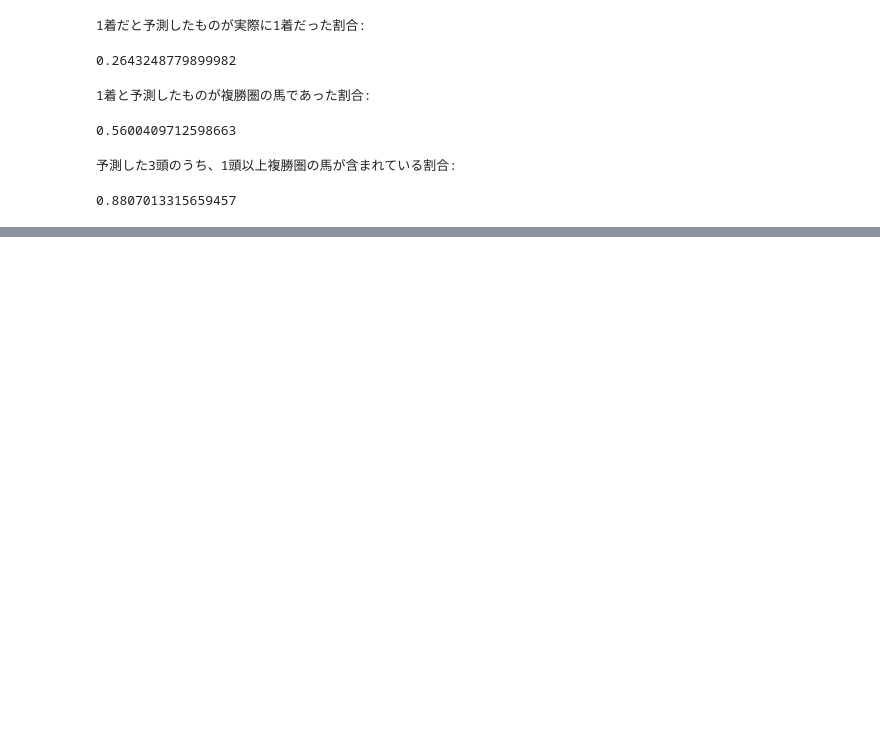
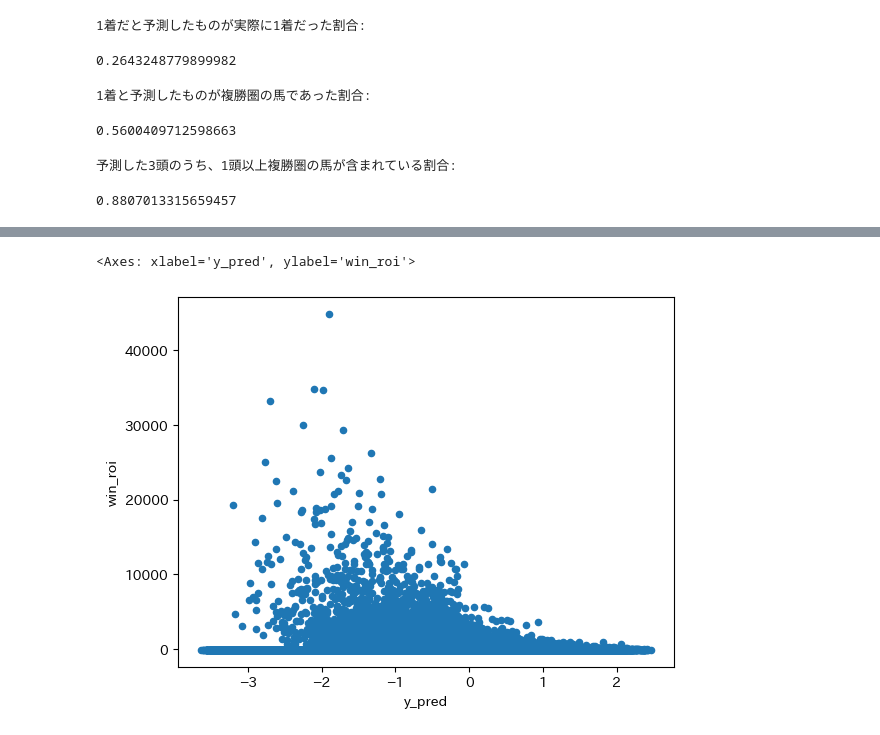
Before and after one commit to hankehly/JapanHorseRaceAnalytics, a Jupyter notebook: notebooks/2024-03/20240322_lambdarank.ipynb, the cells around one changed output, grey strips where cells are left out. Drawn from its saved outputs; the diff is of its cells as text; code cells hidden in the pictures; blank space fills up the shorter version.

```diff
--- a/notebooks/2024-03/20240322_lambdarank.ipynb
+++ b/notebooks/2024-03/20240322_lambdarank.ipynb
@@ -1017,0 +1095,13 @@ N bets: 16597
+# %%
+(
+    payouts.assign(win=lambda x: x["position"] == 1, place=lambda x: x["position"] <= 3)
+    .assign(win_payout_actual=lambda x: (x["win_odds"] - 1) * 100 * x["win"])
+    .assign(win_roi=lambda x: x["win_payout_actual"] - 100)
+    .assign(place_payout_actual=lambda x: (x["place_odds"] - 1) * 100 * x["place"])
+    .assign(place_roi=lambda x: x["place_payout_actual"] - 100)
+    .dropna()
+    .plot.scatter(x="y_pred", y="win_roi")
+)
+# %% [output]
+<Axes: xlabel='y_pred', ylabel='win_roi'>
+[figure, added]
```
Also changed, not shown: parts of 8 cells of this notebook, 3 other files.
